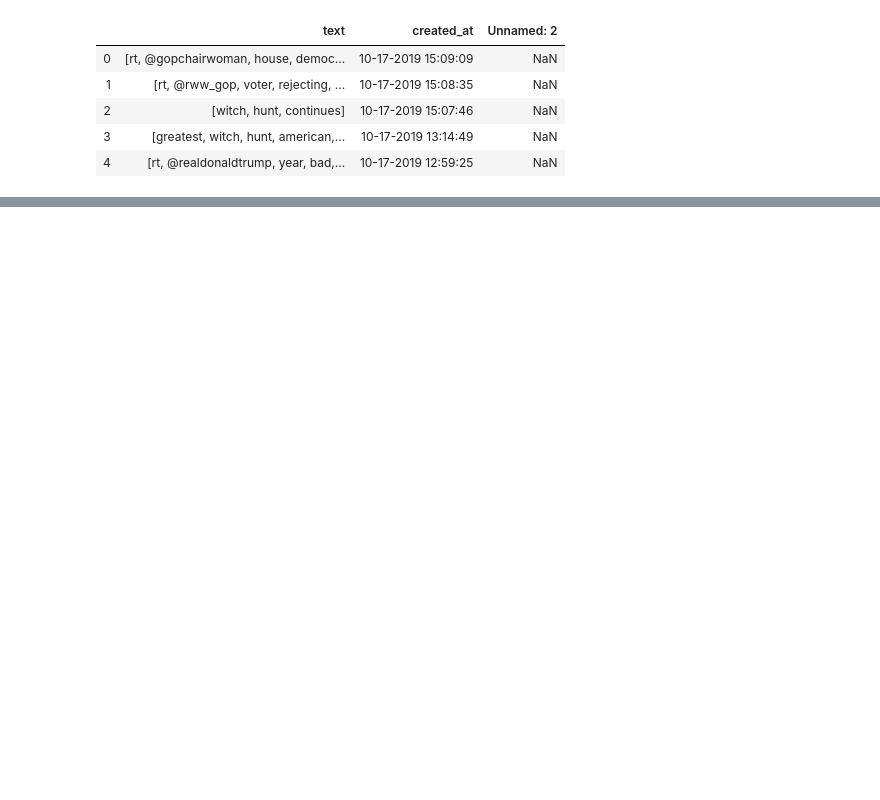
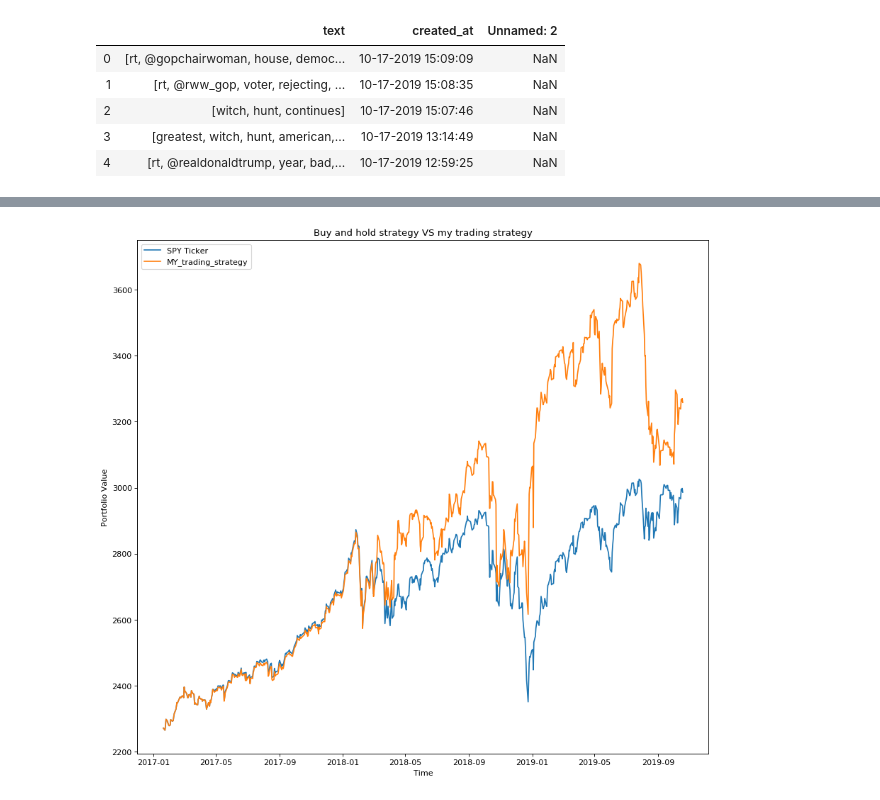
Before and after one commit to keshavgaddhyan/nlp-twitter-sentiment, a Jupyter notebook: nlp.ipynb, the cells around one changed output, grey strips where cells are left out. Drawn from its saved outputs; the diff is of its cells as text; code cells hidden in the pictures; blank space fills up the shorter version.

```diff
--- a/nlp.ipynb
+++ b/nlp.ipynb
@@ -108,11 +130,15 @@ data
 # %%
 data.insert(1,"Sentiment","Positive")
+
+#this function uses VADER to calculate the sentiment of our tweet. VADER gives a score between [-1,1] to signify if a
+# tweet is positive or negative. We have assumed that all tweets having a score between [-0.4,0.4] are neutral and rest
+#positive or negative
 def analyze_sentiment(tweet):
     listToStr = ' '.join(map(str, tweet))
-    analysis = TextBlob(listToStr)
-    if analysis.sentiment.polarity > 0.7:
+    analysis = analyser.polarity_scores(listToStr)
+    if analysis['compound'] > 0.4:
         return 'Positive'
-    elif analysis.sentiment.polarity < -0.7:
+    elif analysis['compound'] < -0.4:
         return 'Negative'
     else:
         return 'Neutral'
@@ -120,5 +146,4 @@ def analyze_sentiment(tweet):
 for index,row in data.iterrows():
     row["Sentiment"]=analyze_sentiment(row["text"])
 
-data
-# data.to_csv(r'/Users/keshavgaddhyan/Desktop/NLP project/sentiment.csv')
+data # table containg the sentiment of each tweet
@@ -290,0 +340,25 @@ with pd.option_context('display.max_rows', None, 'display.max_columns', None):
+# %%
+sp500.insert(1,"Value",0)
+for index,row in sp500.iterrows():
+    if row["Units"]<1:
+        sp500.loc[index,"Value"]=row["Cash"]-5000
+    elif row["Units"]>1:
+        sp500.loc[index,"Value"]=row["Cash"]+row["Portfolio"]-5000
+    else:
+        sp500.loc[index,"Value"]=row["Cash"]+row["Portfolio"]
+
+# Plot the graph of the portfolio value of the two strategies
+sp500=sp500[["Date","Close","Value"]]
+figure(num=None, figsize=(13, 12), dpi=80, facecolor='w', edgecolor='k')
+plt.plot(sp500["Date"],sp500["Close"], label = "SPY Ticker")
+plt.plot(sp500["Date"],sp500["Value"], label = "MY_trading_strategy")
+plt.xlabel('Time')
+plt.ylabel('Portfolio Value')
+plt.title('Buy and hold strategy VS my trading strategy')
+plt.legend()
+plt.show()
+
+# we can see from this graph that our trading_strategy is performing much better than the traditional buy&hold strategy.
+# in the end if we use sentiments and invest accordingly we are gaining $272.269093 more than buy&hold
+# %% [output]
+[figure, added]
```
Also changed, not shown: parts of 9 cells of this notebook.
